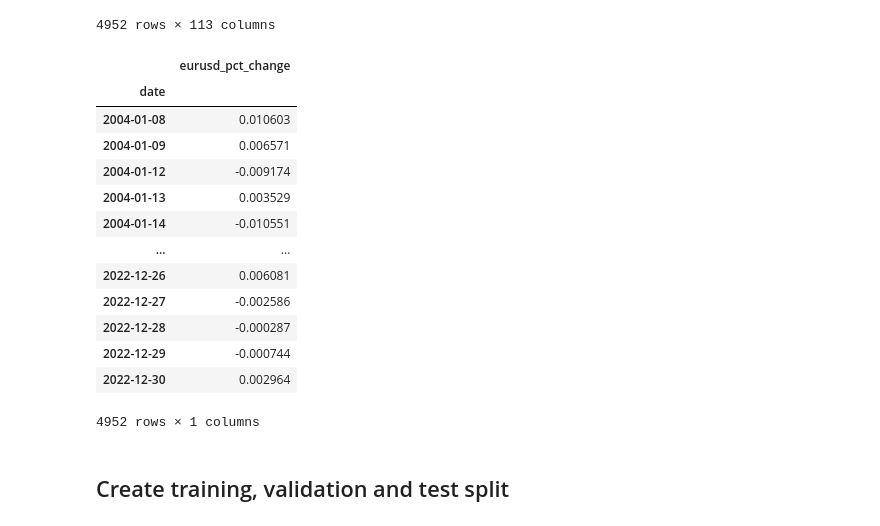
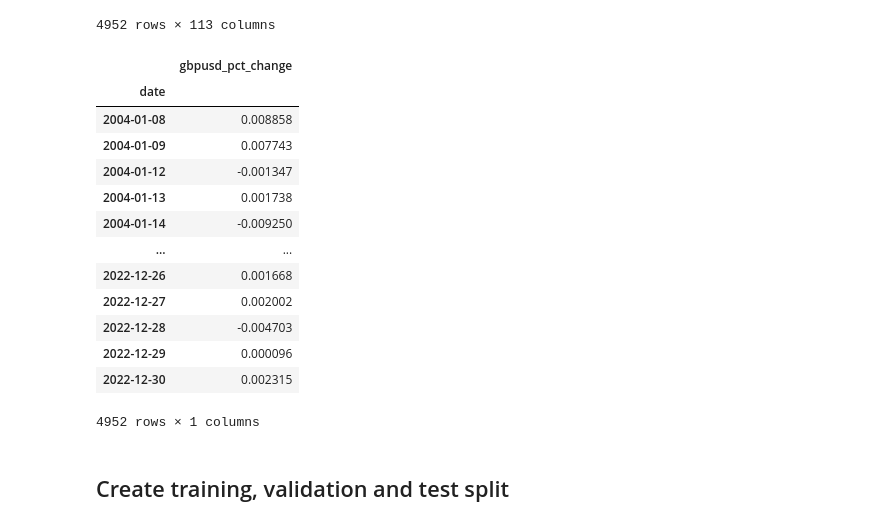
Before and after one commit to ikeryanez/Forecasting_FinancialTS, a Jupyter notebook: notebooks/5-models/Transformers/gbpusd/FXTransformerUni.ipynb, the cells around one changed output. Saved outputs shown, nothing was run; the diff lists cells and outputs as text; code cells hidden in the pictures.

```diff
--- a/notebooks/5-models/Transformers/gbpusd/FXTransformerUni.ipynb
+++ b/notebooks/5-models/Transformers/gbpusd/FXTransformerUni.ipynb
@@ -45,7 +45,7 @@ ff_dim = 256
 ## Data
 # %%
 #from utils import get_fx_and_metric_data
-df = pd.read_csv('../../../data/df_final.csv',index_col='date', parse_dates=True)
+df = pd.read_csv('../../../../data/df_final.csv',index_col='date', parse_dates=True)
 df
 # %% [output]
 |  | eurusd | jpyusd | gbpusd | nq | sp500 | nikkei | ftse | gdp_us | gdp_uk | gdp_jp | ... | ... |
@@ -63,21 +63,21 @@ df
 | 2022-12-30 | 1.066075 | 0.007524 | 1.205633 | 11022.25 | 3839.500000 | 26094.500000 | 7451.700195 | 26408405.0 | 645805.0 | 568061100.0 | ... | ... |
 4952 rows × 113 columns
 # %%
-df = df[['eurusd_pct_change']]
+df = df[['gbpusd_pct_change']]
 df
 # %% [output]
-|  | eurusd_pct_change |
+|  | gbpusd_pct_change |
 | date |  |
-| 2004-01-08 | 0.010603 |
-| 2004-01-09 | 0.006571 |
-| 2004-01-12 | -0.009174 |
-| 2004-01-13 | 0.003529 |
-| 2004-01-14 | -0.010551 |
+| 2004-01-08 | 0.008858 |
+| 2004-01-09 | 0.007743 |
+| 2004-01-12 | -0.001347 |
+| 2004-01-13 | 0.001738 |
+| 2004-01-14 | -0.009250 |
 | ... | ... |
-| 2022-12-26 | 0.006081 |
-| 2022-12-27 | -0.002586 |
-| 2022-12-28 | -0.000287 |
-| 2022-12-29 | -0.000744 |
-| 2022-12-30 | 0.002964 |
+| 2022-12-26 | 0.001668 |
+| 2022-12-27 | 0.002002 |
+| 2022-12-28 | -0.004703 |
+| 2022-12-29 | 0.000096 |
+| 2022-12-30 | 0.002315 |
 4952 rows × 1 columns
 # %%
```
Also changed, not shown: parts of 12 cells of this notebook, 4 other files.
